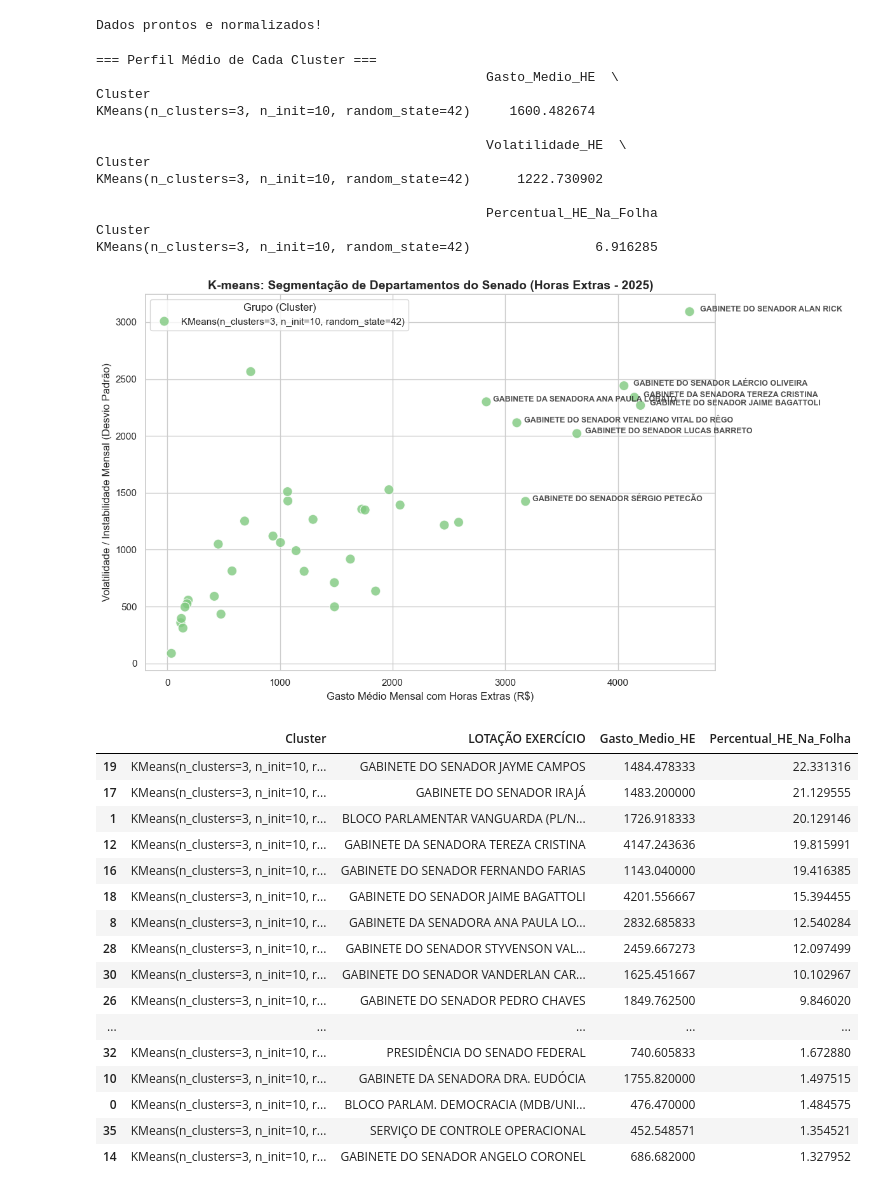
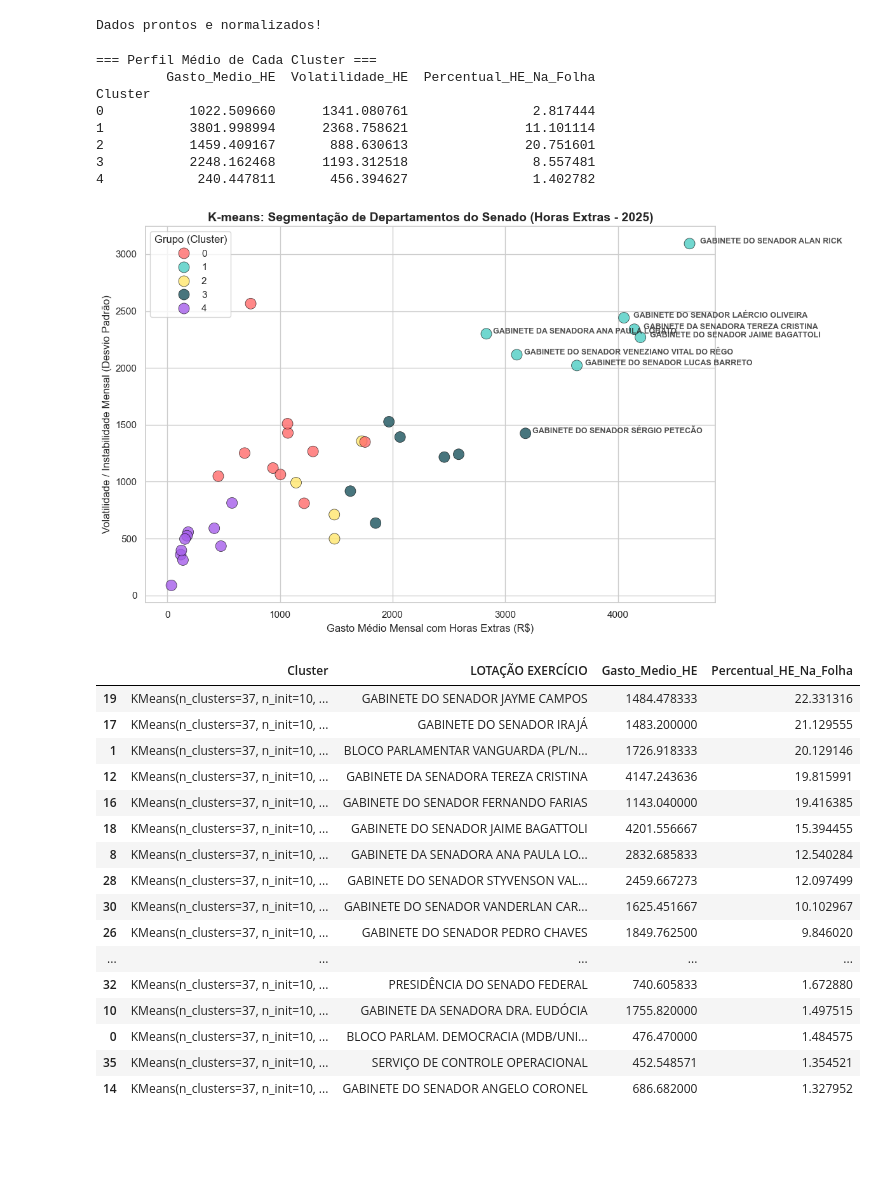
Before and after one commit to Gabriel-nascimento31/Projeto-de-Mineracao-de-Dados, a Jupyter notebook: teste_gabriel.ipynb, the cells around one changed output. Cells and saved outputs as stored; diff of their text form; code cells hidden in the pictures; blank space fills up the shorter version.

Commit message:
calculo da silhueta e colorização dos clusters
pelo calculo da silhueta em um limite de 2 a 70 o melhor valor é 37, porém o trabalho irá trabalhar com 5 apenas.

```diff
--- a/teste_gabriel.ipynb
+++ b/teste_gabriel.ipynb
@@ -100,63 +154,70 @@ print("Dados prontos e normalizados!")
 # %% [output]
 Dados prontos e normalizados!
 # %%
-# Definindo 3 grupos de comportamento
-n_clusters = 3
+# Definindo 5 grupos de comportamento
+n_clusters = 5
 kmeans = KMeans(n_clusters=n_clusters, random_state=42, n_init=10)
 
-# Treinando o modelo e aplicando os rótulos de grupo (0, 1 ou 2)
-df_analise['Cluster'] = kmeans.fit(X_escalonado)
+# Treinando o modelo e aplicando os rótulos de grupo
+df_analise['Cluster'] = kmeans.fit_predict(X_escalonado)
 
 # Exibir a média de cada grupo para você entender o perfil de cada um
 print("=== Perfil Médio de Cada Cluster ===")
 print(df_analise.groupby('Cluster')[atributos].mean())
 # %% [output]
 === Perfil Médio de Cada Cluster ===
-                                                  Gasto_Medio_HE  \
+         Gasto_Medio_HE  Volatilidade_HE  Percentual_HE_Na_Folha
 Cluster
-KMeans(n_clusters=3, n_init=10, random_state=42)     1600.482674
-
-                                                  Volatilidade_HE  \
-Cluster
-KMeans(n_clusters=3, n_init=10, random_state=42)      1222.730902
-
-                                                  Percentual_HE_Na_Folha
-Cluster
-KMeans(n_clusters=3, n_init=10, random_state=42)                6.916285
+0           1022.509660      1341.080761                2.817444
+1           3801.998994      2368.758621               11.101114
+2           1459.409167       888.630613               20.751601
+3           2248.162468      1193.312518                8.557481
+4            240.447811       456.394627                1.402782
 # %%
 plt.figure(figsize=(12, 7))
 
-# Plot dos pontos de cada departamento
+# Plot dos pontos de cada departamento com as cores dos clusters
+
+cores_clusters = {
+    0: '#FF6B6B',  # Vermelho/Coral (Excelente para o grupo Crítico/Alto Risco)
+    1: '#4ECDC4',  # Turquesa/Verde-água (Bom para Risco Baixo)
+    2: '#FFE66D',  # Amarelo Pastel (Bom para Risco Médio)
+    3: '#1A535C',  # Azul Petróleo Escuro (Ótimo para diferenciar um grupo nulo/zero)
+    4: '#A55EEA'   # Roxo Pastel (Para um quinto perfil/outliers)
+}
+
 sns.scatterplot(
     data=df_analise,
     x='Gasto_Medio_HE',
     y='Volatilidade_HE',
     hue='Cluster',
-    palette='Accent',
-    s=120,
-    alpha=0.8
+    palette=cores_clusters,
+    s=150,
+    alpha=0.8,
+    edgecolor='black',
+    linewidth=0.5
 )
 
 # Colocar etiquetas nos 8 maiores departamentos para melhor leitura
 top_gastos = df_analise.nlargest(8, 'Gasto_Medio_HE')
 for idx, row in top_gastos.iterrows():
     plt.text(
         row['Gasto_Medio_HE'] * 1.02,
         row['Volatilidade_HE'],
         row['LOTAÇÃO EXERCÍCIO'],
         fontsize=9,
         fontweight='semibold',
         alpha=0.8
     )
 
 plt.title('K-means: Segmentação de Departamentos do Senado (Horas Extras - 2025)', fontsize=14, fontweight='bold')
 plt.xlabel('Gasto Médio Mensal com Horas Extras (R$)', fontsize=12)
 plt.ylabel('Volatilidade / Instabilidade Mensal (Desvio Padrão)', fontsize=12)
 plt.legend(title='Grupo (Cluster)')
 plt.tight_layout()
 plt.show()
 # %% [output]
-[figure, old version]
+[figure, new version]
 # %%
 # Criar tabela final ordenada pelo grupo e valor de gasto
 relatorio_final = df_analise[['Cluster', 'LOTAÇÃO EXERCÍCIO', 'Gasto_Medio_HE', 'Percentual_HE_Na_Folha']].sort_values(by=['Cluster', 'Percentual_HE_Na_Folha'], ascending=[True, False])
@@ -165,19 +226,19 @@ relatorio_final = df_analise[['Cluster', 'LOTAÇÃO EXERCÍCIO', 'Gasto_Medio_HE
 relatorio_final.head(30)
 # %% [output]
 |  | Cluster | LOTAÇÃO EXERCÍCIO | Gasto_Medio_HE | Percentual_HE_Na_Folha |
-| 19 | KMeans(n_clusters=3, n_init=10, r... | GABINETE DO SENADOR JAYME CAMPOS | 1484.478333 | 22.331316 |
-| 17 | KMeans(n_clusters=3, n_init=10, r... | GABINETE DO SENADOR IRAJÁ | 1483.200000 | 21.129555 |
-| 1 | KMeans(n_clusters=3, n_init=10, r... | BLOCO PARLAMENTAR VANGUARDA (PL/N... | 1726.918333 | 20.129146 |
-| 12 | KMeans(n_clusters=3, n_init=10, r... | GABINETE DA SENADORA TEREZA CRISTINA | 4147.243636 | 19.815991 |
-| 16 | KMeans(n_clusters=3, n_init=10, r... | GABINETE DO SENADOR FERNANDO FARIAS | 1143.040000 | 19.416385 |
-| 18 | KMeans(n_clusters=3, n_init=10, r... | GABINETE DO SENADOR JAIME BAGATTOLI | 4201.556667 | 15.394455 |
-| 8 | KMeans(n_clusters=3, n_init=10, r... | GABINETE DA SENADORA ANA PAULA LO... | 2832.685833 | 12.540284 |
-| 28 | KMeans(n_clusters=3, n_init=10, r... | GABINETE DO SENADOR STYVENSON VAL... | 2459.667273 | 12.097499 |
-| 30 | KMeans(n_clusters=3, n_init=10, r... | GABINETE DO SENADOR VANDERLAN CAR... | 1625.451667 | 10.102967 |
-| 26 | KMeans(n_clusters=3, n_init=10, r... | GABINETE DO SENADOR PEDRO CHAVES | 1849.762500 | 9.846020 |
+| 19 | KMeans(n_clusters=37, n_init=10, ... | GABINETE DO SENADOR JAYME CAMPOS | 1484.478333 | 22.331316 |
+| 17 | KMeans(n_clusters=37, n_init=10, ... | GABINETE DO SENADOR IRAJÁ | 1483.200000 | 21.129555 |
+| 1 | KMeans(n_clusters=37, n_init=10, ... | BLOCO PARLAMENTAR VANGUARDA (PL/N... | 1726.918333 | 20.129146 |
+| 12 | KMeans(n_clusters=37, n_init=10, ... | GABINETE DA SENADORA TEREZA CRISTINA | 4147.243636 | 19.815991 |
+| 16 | KMeans(n_clusters=37, n_init=10, ... | GABINETE DO SENADOR FERNANDO FARIAS | 1143.040000 | 19.416385 |
+| 18 | KMeans(n_clusters=37, n_init=10, ... | GABINETE DO SENADOR JAIME BAGATTOLI | 4201.556667 | 15.394455 |
+| 8 | KMeans(n_clusters=37, n_init=10, ... | GABINETE DA SENADORA ANA PAULA LO... | 2832.685833 | 12.540284 |
+| 28 | KMeans(n_clusters=37, n_init=10, ... | GABINETE DO SENADOR STYVENSON VAL... | 2459.667273 | 12.097499 |
+| 30 | KMeans(n_clusters=37, n_init=10, ... | GABINETE DO SENADOR VANDERLAN CAR... | 1625.451667 | 10.102967 |
+| 26 | KMeans(n_clusters=37, n_init=10, ... | GABINETE DO SENADOR PEDRO CHAVES | 1849.762500 | 9.846020 |
 | ... | ... | ... | ... | ... |
-| 32 | KMeans(n_clusters=3, n_init=10, r... | PRESIDÊNCIA DO SENADO FEDERAL | 740.605833 | 1.672880 |
-| 10 | KMeans(n_clusters=3, n_init=10, r... | GABINETE DA SENADORA DRA. EUDÓCIA | 1755.820000 | 1.497515 |
-| 0 | KMeans(n_clusters=3, n_init=10, r... | BLOCO PARLAM. DEMOCRACIA (MDB/UNI... | 476.470000 | 1.484575 |
-| 35 | KMeans(n_clusters=3, n_init=10, r... | SERVIÇO DE CONTROLE OPERACIONAL | 452.548571 | 1.354521 |
-| 14 | KMeans(n_clusters=3, n_init=10, r... | GABINETE DO SENADOR ANGELO CORONEL | 686.682000 | 1.327952 |
+| 32 | KMeans(n_clusters=37, n_init=10, ... | PRESIDÊNCIA DO SENADO FEDERAL | 740.605833 | 1.672880 |
+| 10 | KMeans(n_clusters=37, n_init=10, ... | GABINETE DA SENADORA DRA. EUDÓCIA | 1755.820000 | 1.497515 |
+| 0 | KMeans(n_clusters=37, n_init=10, ... | BLOCO PARLAM. DEMOCRACIA (MDB/UNI... | 476.470000 | 1.484575 |
+| 35 | KMeans(n_clusters=37, n_init=10, ... | SERVIÇO DE CONTROLE OPERACIONAL | 452.548571 | 1.354521 |
+| 14 | KMeans(n_clusters=37, n_init=10, ... | GABINETE DO SENADOR ANGELO CORONEL | 686.682000 | 1.327952 |
```
Also changed, not shown: parts of 6 cells of this notebook.
